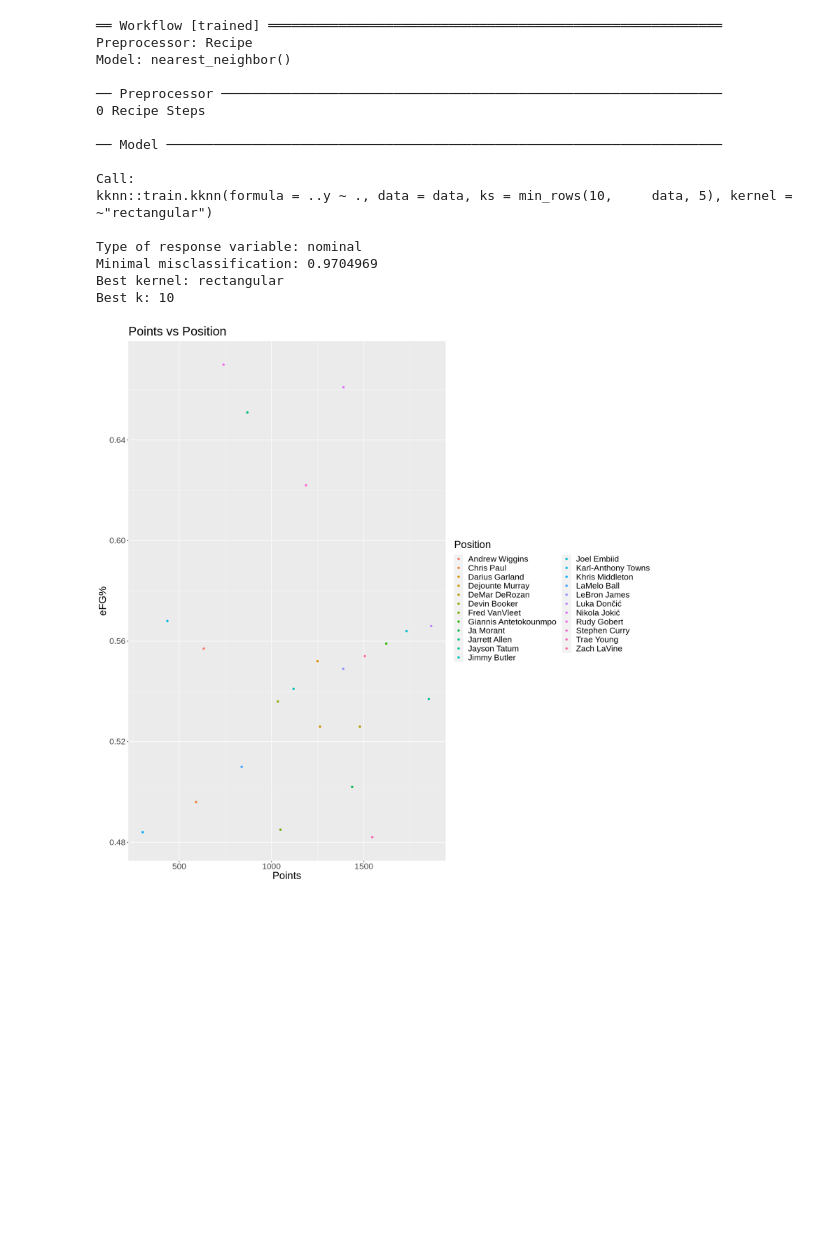
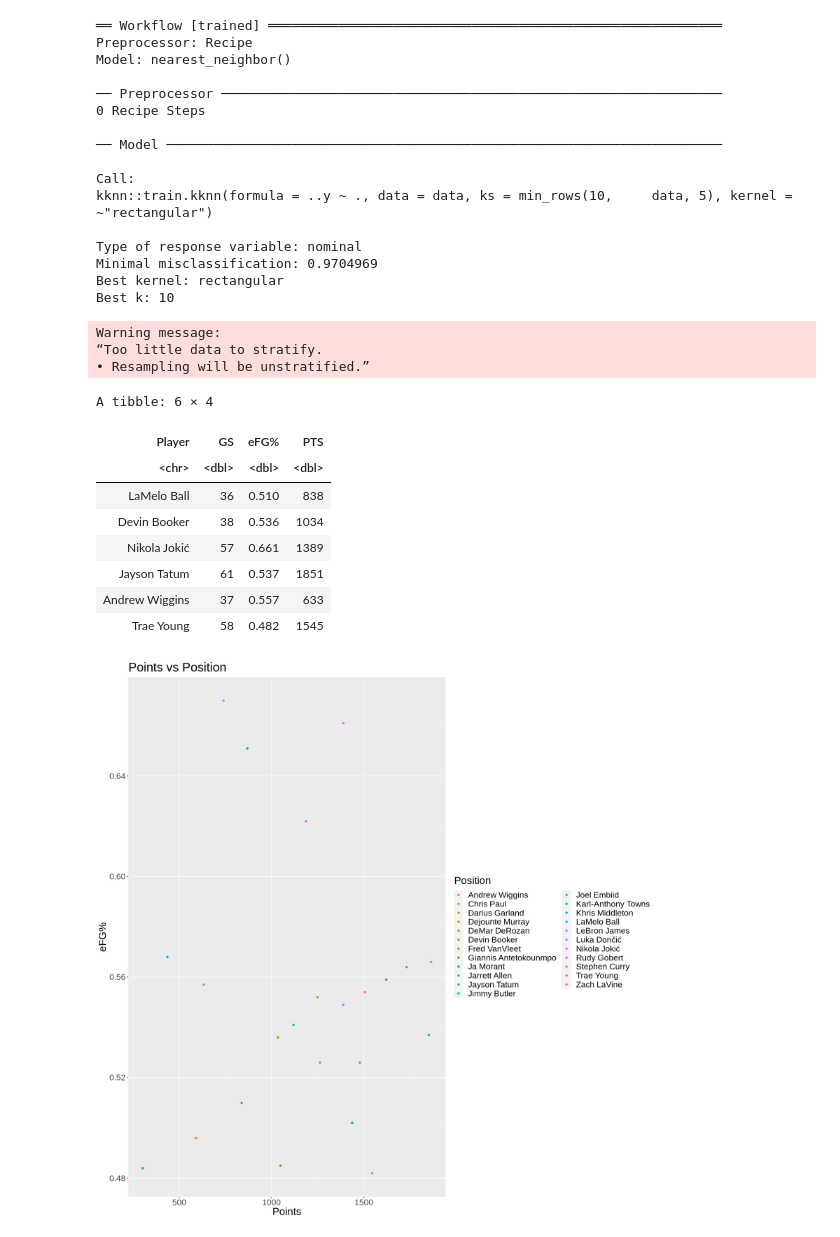
Before and after one commit to DrakenRaptor/Section006-28-Proposal, a Jupyter notebook: ProjectTrial.ipynb, the cells around one changed output. Drawn from its saved outputs; the diff is of its cells as text; code cells hidden in the pictures; blank space fills up the shorter version.

Commit message:
Added the strata for training
The 0.75 thing... and some explanations for why we perform certain mutate...

```diff
--- a/ProjectTrial.ipynb
+++ b/ProjectTrial.ipynb
@@ -270,6 +274,24 @@ Type of response variable: nominal
 Minimal misclassification: 0.9704969
 Best kernel: rectangular
 Best k: 10
+# %%
+new_observation_split <- initial_split(all_stars_2022, prop = 0.75, strata = Player)
+new_obs_training <- training(new_observation_split)
+new_obs_testing <- testing(new_observation_split)
+new_obs_testing
+# %% [output]
+Warning message:
+“Too little data to stratify.
+• Resampling will be unstratified.”
+A tibble: 6 × 4
+| Player | GS | eFG% | PTS |
+| <chr> | <dbl> | <dbl> | <dbl> |
+| LaMelo Ball | 36 | 0.510 | 838 |
+| Devin Booker | 38 | 0.536 | 1034 |
+| Nikola Jokić | 57 | 0.661 | 1389 |
+| Jayson Tatum | 61 | 0.537 | 1851 |
+| Andrew Wiggins | 37 | 0.557 | 633 |
+| Trae Young | 58 | 0.482 | 1545 |
 # %%
 options(repr.plot.width = 15, repr.plot.height = 15)
 
```
Also changed, not shown: parts of 5 cells of this notebook.
